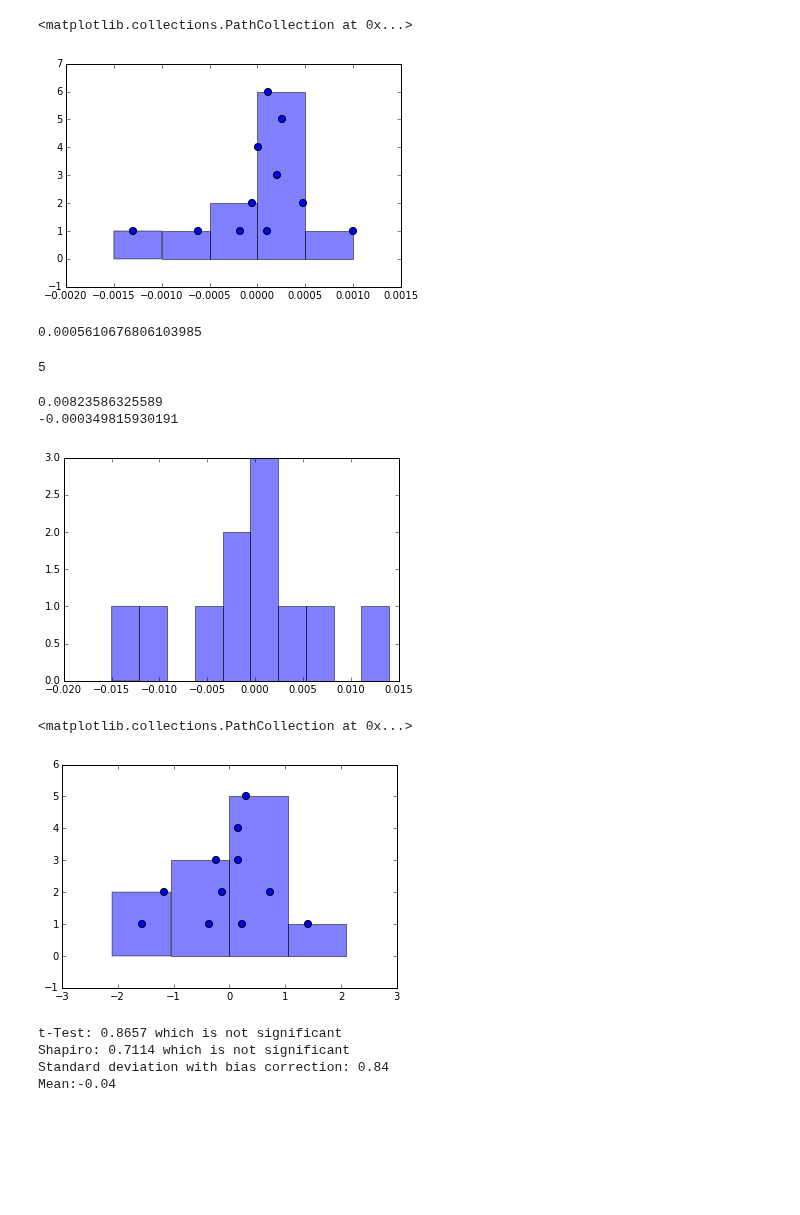
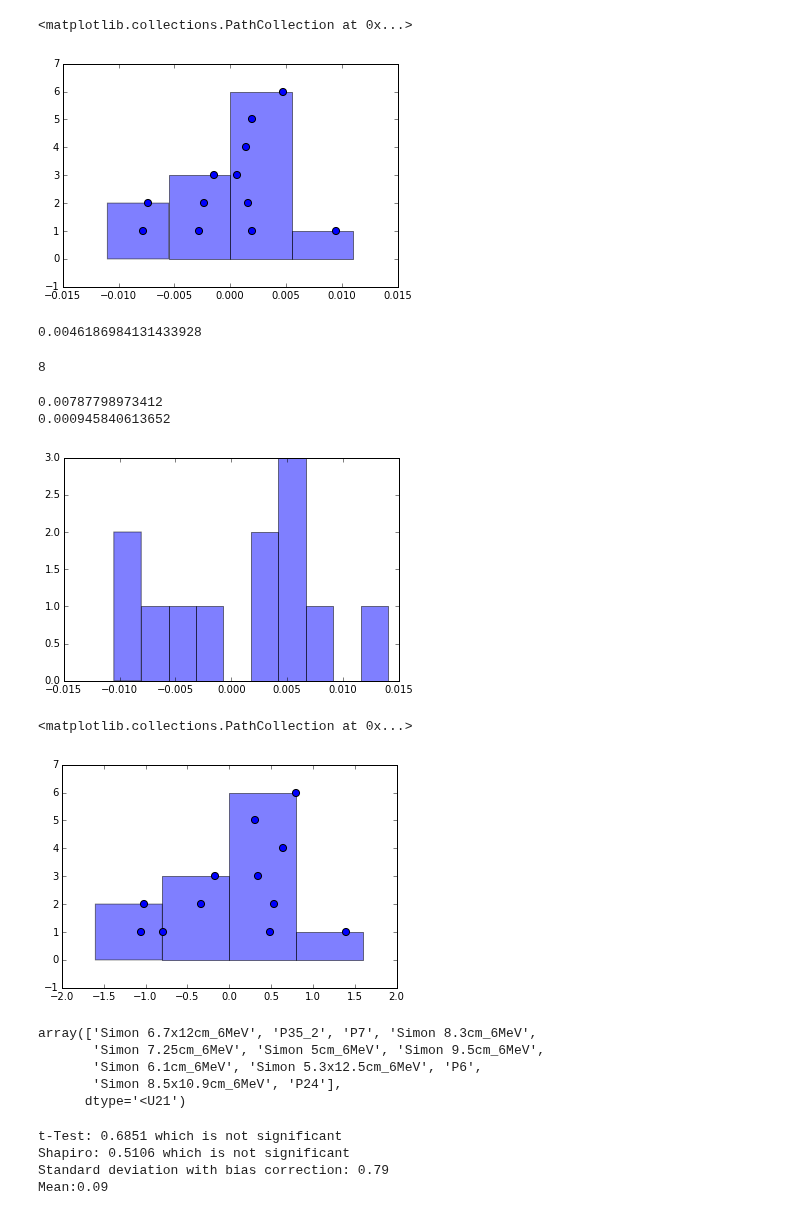
Before and after one commit to SimonBiggs/electronfactors, a Jupyter notebook: examples/Model with uncertainty.ipynb, the cells around one changed output. Saved outputs shown, nothing was run; the diff lists cells and outputs as text; code cells hidden in the pictures; blank space fills up the shorter version.

```diff
--- a/examples/Model with uncertainty.ipynb
+++ b/examples/Model with uncertainty.ipynb
@@ -27,7 +27,7 @@ width = np.array([cutout_data[key]['width'] for key in custom_label])
 length = np.array([cutout_data[key]['length'] for key in custom_label])
 factor = np.array([cutout_data[key]['factor'] for key in custom_label])
 # %%
-factor[label == 'P3'] = 0.999
+# factor[label == 'P3'] = 0.999
 # %%
 def to_eqPonA(width, length):
     ratio = width/length
@@ -45,2 +45,4 @@ plt.scatter(width, eqPonA)
 # %%
-spline = SmoothBivariateSpline(width,eqPonA,factor,kx=2,ky=2)
+# bbox=[min(width),max(width), min(eqPonA),max(eqPonA)]
+
+spline = SmoothBivariateSpline(width,eqPonA,factor,kx=2,ky=1)
@@ -112,15 +125,15 @@ plt.hist(residuals_lengthwidth,bins,alpha=0.5)
 plt.scatter(residuals_lengthwidth,representative_height,zorder=2,s=50,)
 # %% [output]
 <matplotlib.collections.PathCollection at 0x...>
-[figure, old version]
+[figure, new version]
 # %%
 np.std(residuals_lengthwidth)
 # %% [output]
-0.0005610676806103985
+0.0046186984131433928
 # %%
 np.argmax(np.abs(residuals_lengthwidth))
 # %% [output]
-5
+8
 # %%
 # label[20]
 # %%
@@ -135,28 +148,33 @@ def c4(n):
     return output
 # %%
 predictionValue = np.zeros(len(custom_label))
+# bbox = [
+#     min(width) - width.ptp()*0.2,
+#     max(width) + width.ptp()*0.2,
+#     min(eqPonA) - eqPonA.ptp()*0.2,
+#     max(eqPonA) + eqPonA.ptp()*0.2]
 
 for i in range(len(custom_label)):
 
     widthTest = np.delete(width, i)
     eqPonATest = np.delete(eqPonA, i)
     factorTest = np.delete(factor, i)
 
     predictionTestSpline = SmoothBivariateSpline(
-        widthTest, eqPonATest, factorTest, kx=2, ky=2)
+        widthTest, eqPonATest, factorTest, kx=2, ky=1)
 
     predictionValue[i] = predictionTestSpline.ev(width[i],eqPonA[i])
 
 
 predictionDifference = factor - predictionValue
 
 plt.hist(predictionDifference, alpha=0.5)
 
 predictionStd = np.std(predictionDifference, ddof=1) / c4(len(predictionDifference))
 
 print(predictionStd)
 print(np.mean(predictionDifference))
 # %% [output]
-0.00823586325589
--0.000349815930191
+0.00787798973412
+0.000945840613652
-[figure, old version]
+[figure, new version]
@@ -189,7 +247,15 @@ plt.hist(percentDifference,bins,alpha=0.5)
 plt.scatter(percentDifference,representative_height,zorder=2,s=50,)
 # %% [output]
 <matplotlib.collections.PathCollection at 0x...>
-[figure, old version]
+[figure, new version]
+# %%
+label[np.argsort(np.abs(percentDifference))][::-1]
+# %% [output]
+array(['Simon 6.7x12cm_6MeV', 'P35_2', 'P7', 'Simon 8.3cm_6MeV',
+       'Simon 7.25cm_6MeV', 'Simon 5cm_6MeV', 'Simon 9.5cm_6MeV',
+       'Simon 6.1cm_6MeV', 'Simon 5.3x12.5cm_6MeV', 'P6',
+       'Simon 8.5x10.9cm_6MeV', 'P24'],
+      dtype='<U21')
 # %%
 from scipy.stats import shapiro, probplot, ttest_1samp
 # %%
@@ -223,10 +289,10 @@ print('Standard deviation with bias correction: ' + res_std)
 res_mean = "%0.2f" %(np.mean(percentDifference))
 print('Mean:' + res_mean)
 # %% [output]
-t-Test: 0.8657 which is not significant
-Shapiro: 0.7114 which is not significant
-Standard deviation with bias correction: 0.84
-Mean:-0.04
+t-Test: 0.6851 which is not significant
+Shapiro: 0.5106 which is not significant
+Standard deviation with bias correction: 0.79
+Mean:0.09
 # %%
 fig = plt.figure(figsize=(7,4))
 ax = fig.add_subplot(111)
```
Also changed, not shown: parts of 13 cells of this notebook, 9 other files.
